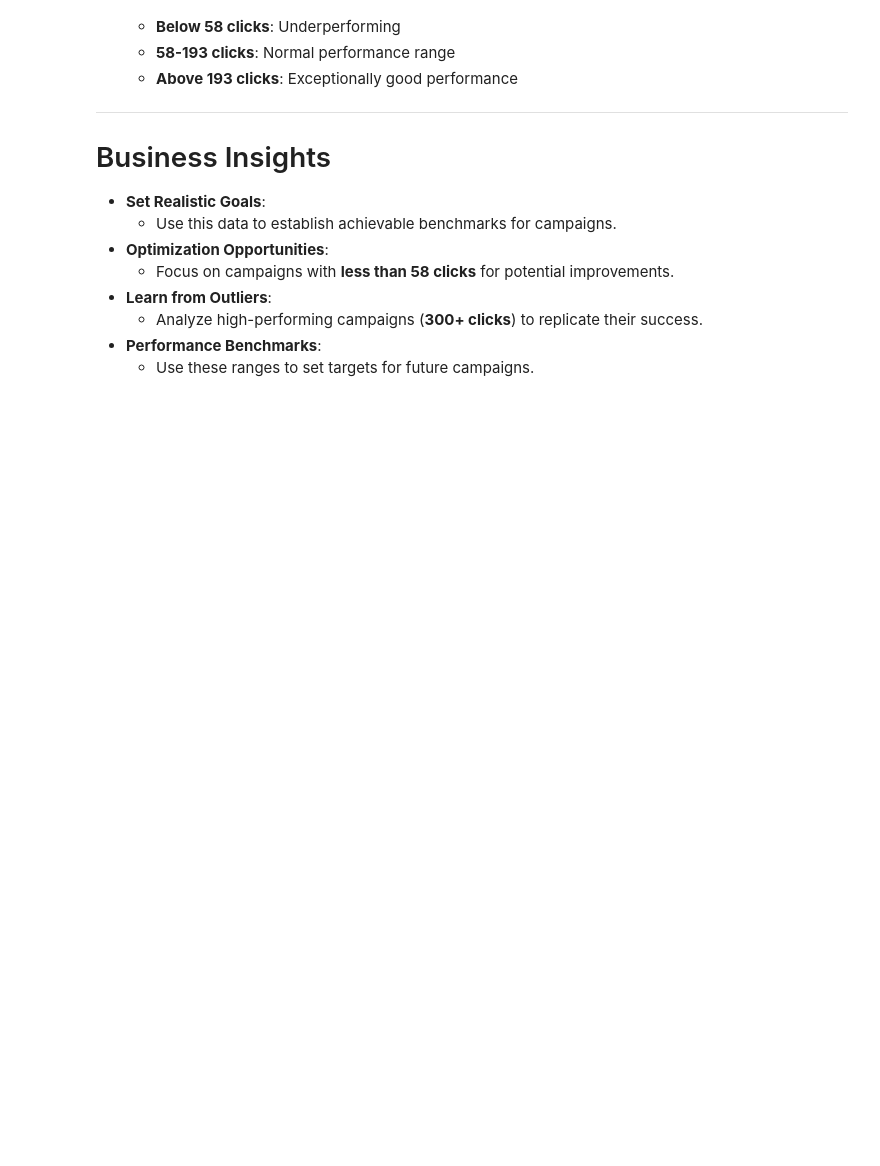
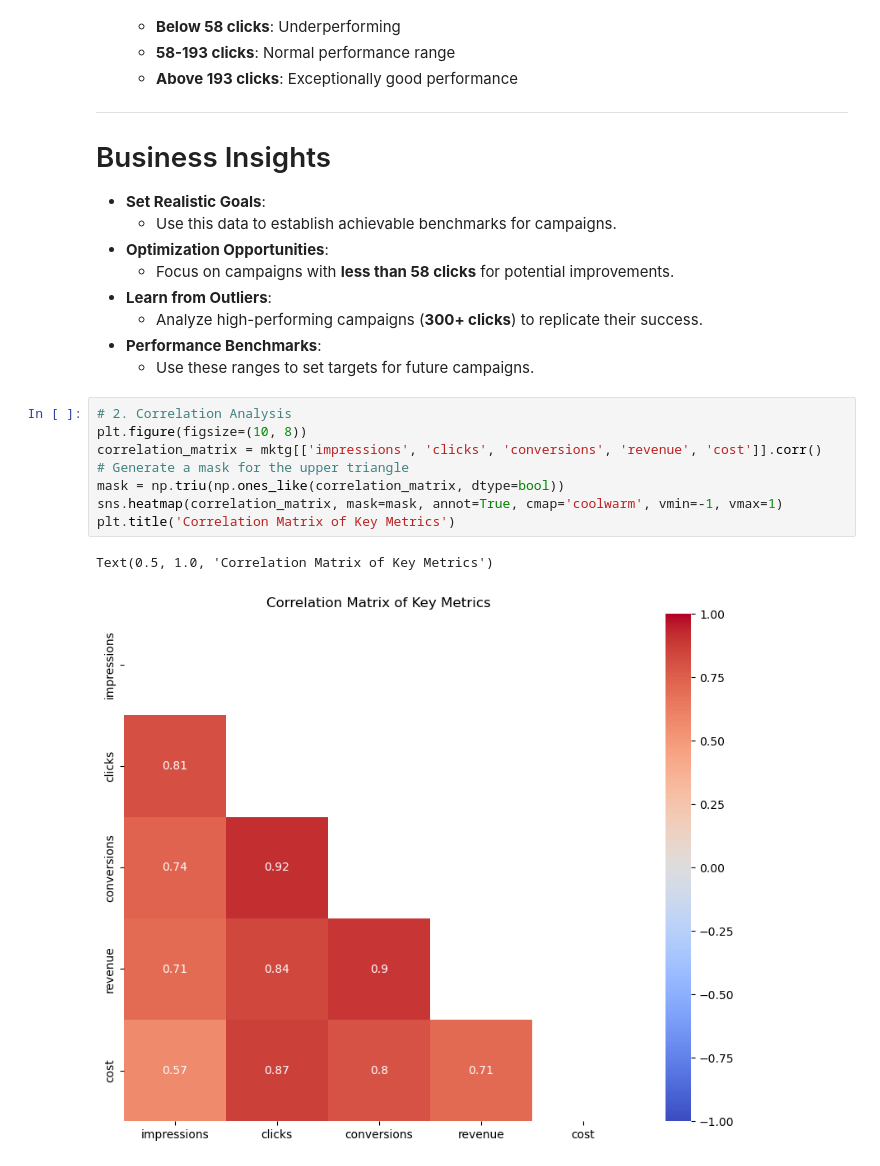
Before and after one commit to rakeshtparayil/marketing_analytics, a Jupyter notebook: marketing_new.ipynb, the cells around one changed output. Cells and saved outputs as stored; diff of their text form; blank space fills up the shorter version.

Commit message:
new_graphs

```diff
--- a/marketing_new.ipynb
+++ b/marketing_new.ipynb
@@ -225,3 +226,14 @@ plt.tight_layout()
   - Analyze high-performing campaigns (**300+ clicks**) to replicate their success.
 - **Performance Benchmarks**:
   - Use these ranges to set targets for future campaigns.
+# %%
+# 2. Correlation Analysis
+plt.figure(figsize=(10, 8))
+correlation_matrix = mktg[['impressions', 'clicks', 'conversions', 'revenue', 'cost']].corr()
+# Generate a mask for the upper triangle
+mask = np.triu(np.ones_like(correlation_matrix, dtype=bool))
+sns.heatmap(correlation_matrix, mask=mask, annot=True, cmap='coolwarm', vmin=-1, vmax=1)
+plt.title('Correlation Matrix of Key Metrics')
+# %% [output]
+Text(0.5, 1.0, 'Correlation Matrix of Key Metrics')
+[figure, added]
```
Also changed, not shown: parts of 4 cells of this notebook.
